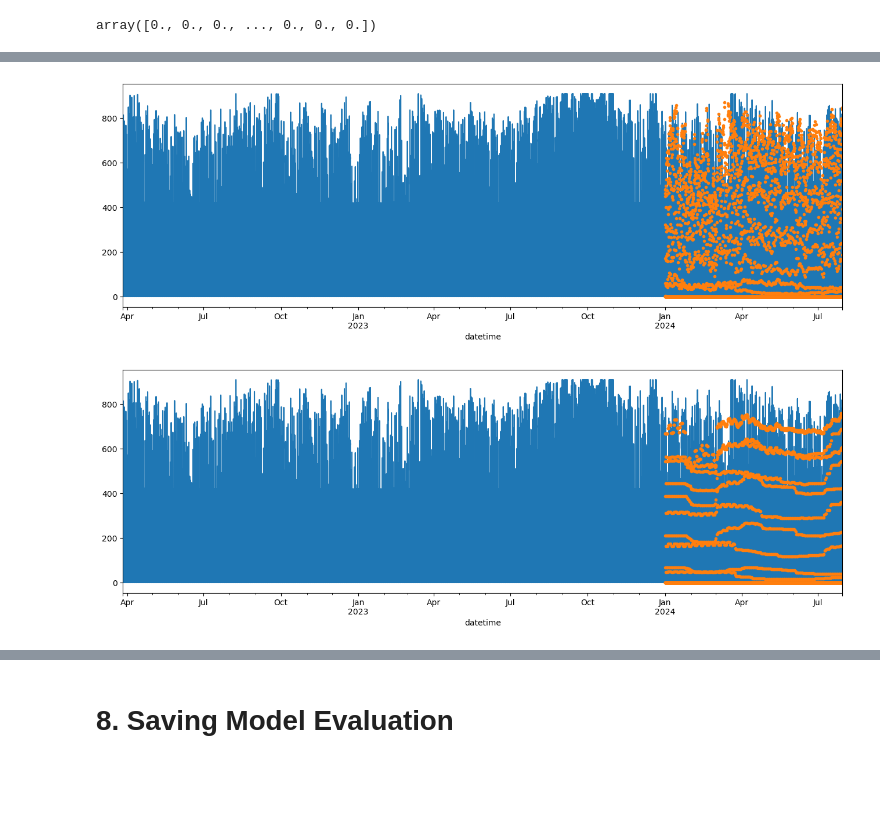
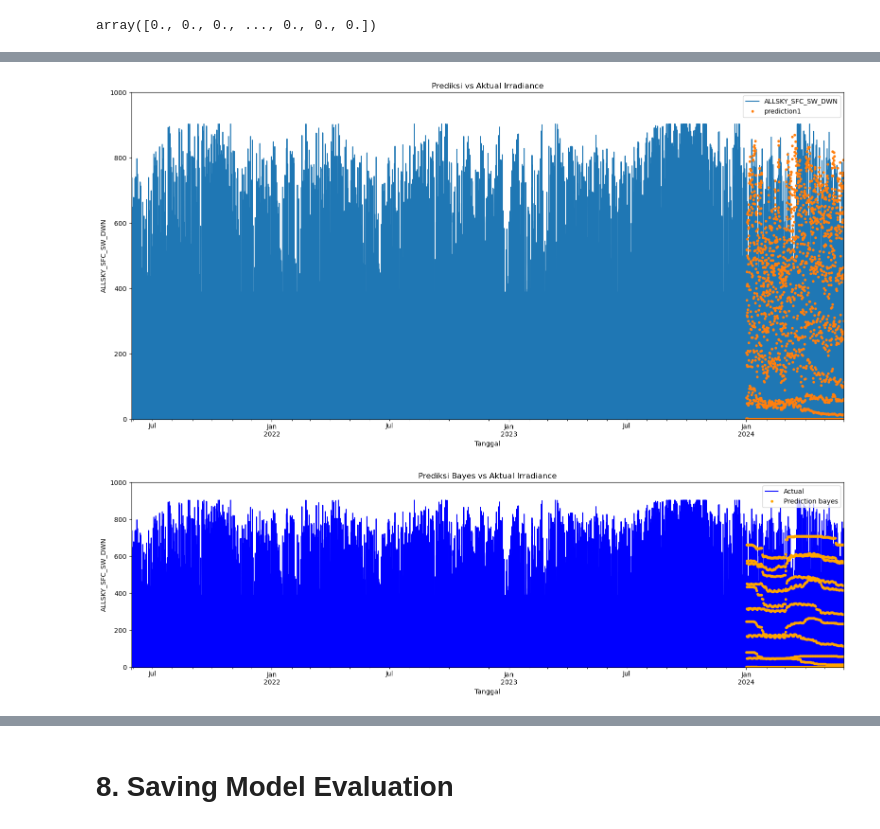
Before and after one commit to Ruhe54/Forecasting_Irradiance, a Jupyter notebook: RandomForest.ipynb, the cells around one changed output, grey strips where cells are left out. Saved outputs shown, nothing was run; the diff lists cells and outputs as text; code cells hidden in the pictures; blank space fills up the shorter version.

```diff
--- a/RandomForest.ipynb
+++ b/RandomForest.ipynb
@@ -196,13 +183,37 @@ See the caveats in the documentation: https://pandas.pydata.org/pandas-docs/stab
-# %%
-ax = last_df['ALLSKY_SFC_SW_DWN'].plot(figsize=(16,5))
-last_df['prediction1'].plot(ax=ax, style='.')
-plt.show()
-# %% [output]
-[figure, removed]
-# %%
-ax = last_df['ALLSKY_SFC_SW_DWN'].plot(figsize=(16,5))
-last_df['prediction_beyes'].plot(ax=ax, style='.')
-plt.show()
-# %% [output]
-[figure, removed]
+# %%
+fig, ax = plt.subplots(figsize=(16, 5))
+actual_value = last_df['ALLSKY_SFC_SW_DWN'].plot(figsize=(16,8))
+prediction_value = last_df['prediction1'].plot(ax=ax, style='.')
+
+actual_value.plot(ax=ax, label='Actual', color='blue')
+prediction_value.plot(ax=ax, style='.', label='Prediction bayes', color='orange')
+
+ax.set_ylabel('ALLSKY_SFC_SW_DWN')
+ax.set_xlabel('Tanggal')
+ax.set_title("Prediksi vs Aktual Irradiance")
+
+ax.legend(loc='upper right')
+plt.ylim((0,1000))
+plt.tight_layout()
+plt.show()
+# %% [output]
+[figure, added]
+# %%
+fig, ax = plt.subplots(figsize=(16, 5))
+actual_value = last_df['ALLSKY_SFC_SW_DWN']
+bayes_value = last_df['prediction_beyes']
+
+actual_value.plot(ax=ax, label='Actual', color='blue')
+bayes_value.plot(ax=ax, style='.', label='Prediction bayes', color='orange')
+
+ax.set_ylabel('ALLSKY_SFC_SW_DWN')
+ax.set_xlabel('Tanggal')
+ax.set_title("Prediksi Bayes vs Aktual Irradiance")
+
+ax.legend(loc='upper right')
+plt.ylim((0,1000))
+plt.tight_layout()
+plt.show()
+# %% [output]
+[figure, added]
 # %% [markdown]
```
Also changed, not shown: parts of 14 cells of this notebook.
